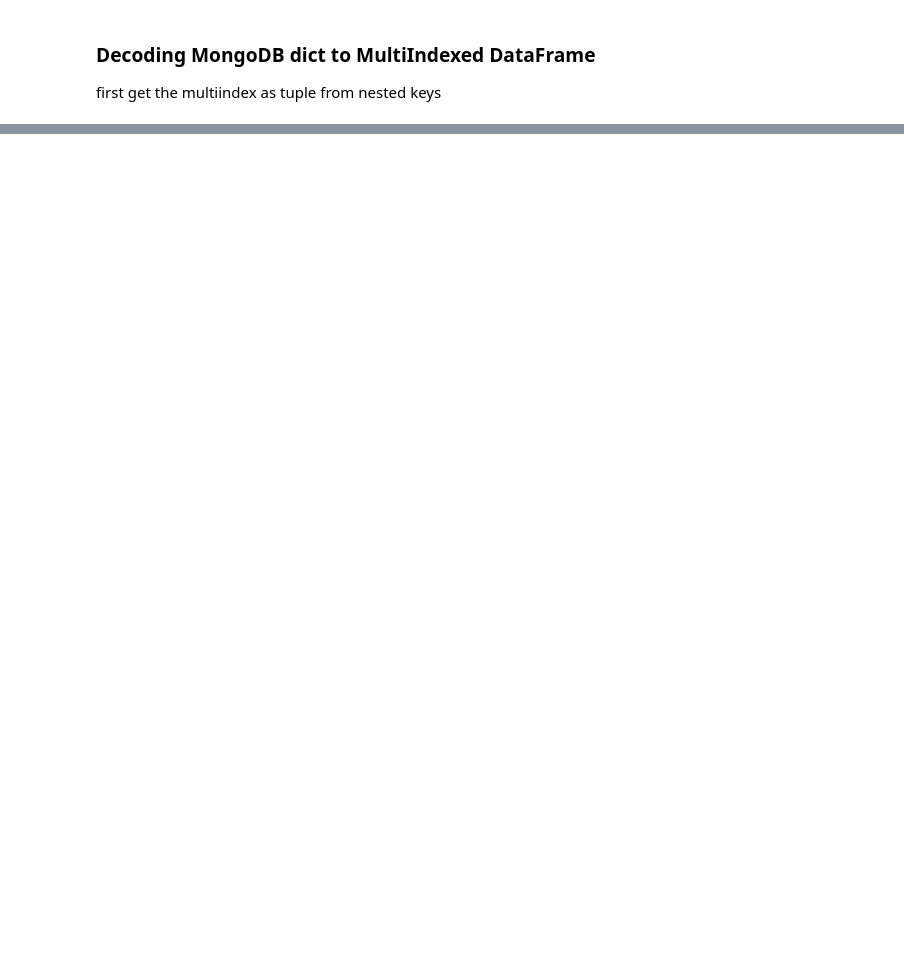
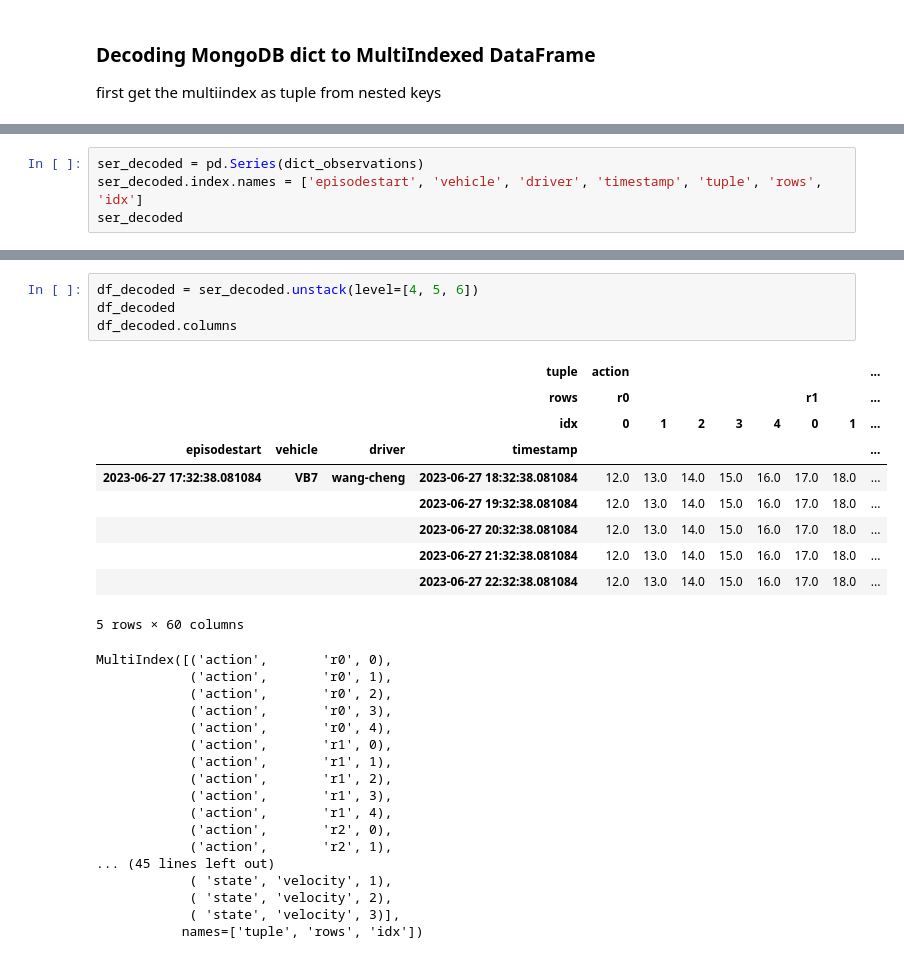
Before and after one commit to Binjian/eos, a Jupyter notebook: eos/utils/eos_dataframe_mongo_codecs.ipynb, the cells around one changed output, grey strips where cells are left out. Drawn from its saved outputs; the diff is of its cells as text; blank space fills up the shorter version.

```diff
--- a/eos/utils/eos_dataframe_mongo_codecs.ipynb
+++ b/eos/utils/eos_dataframe_mongo_codecs.ipynb
@@ -1259,0 +1244,4 @@ dict_observations
+# %%
+ser_decoded = pd.Series(dict_observations)
+ser_decoded.index.names = ['episodestart', 'vehicle', 'driver', 'timestamp', 'tuple', 'rows', 'idx']
+ser_decoded
@@ -1259,0 +1262,32 @@ dict_observations
+# %%
+df_decoded = ser_decoded.unstack(level=[4, 5, 6])
+df_decoded
+df_decoded.columns
+# %% [output]
+|  |  |  | tuple | action |  |  |  |  |  |  | ... |
+|  |  |  | rows | r0 |  |  |  |  | r1 |  | ... |
+|  |  |  | idx | 0 | 1 | 2 | 3 | 4 | 0 | 1 | ... |
+| episodestart | vehicle | driver | timestamp |  |  |  |  |  |  |  | ... |
+| 2023-06-27 17:32:38.081084 | VB7 | wang-cheng | 2023-06-27 18:32:38.081084 | 12.0 | 13.0 | 14.0 | 15.0 | 16.0 | 17.0 | 18.0 | ... |
+|  |  |  | 2023-06-27 19:32:38.081084 | 12.0 | 13.0 | 14.0 | 15.0 | 16.0 | 17.0 | 18.0 | ... |
+|  |  |  | 2023-06-27 20:32:38.081084 | 12.0 | 13.0 | 14.0 | 15.0 | 16.0 | 17.0 | 18.0 | ... |
+|  |  |  | 2023-06-27 21:32:38.081084 | 12.0 | 13.0 | 14.0 | 15.0 | 16.0 | 17.0 | 18.0 | ... |
+|  |  |  | 2023-06-27 22:32:38.081084 | 12.0 | 13.0 | 14.0 | 15.0 | 16.0 | 17.0 | 18.0 | ... |
+5 rows × 60 columns
+MultiIndex([('action',       'r0', 0),
+            ('action',       'r0', 1),
+            ('action',       'r0', 2),
+            ('action',       'r0', 3),
+            ('action',       'r0', 4),
+            ('action',       'r1', 0),
+            ('action',       'r1', 1),
+            ('action',       'r1', 2),
+            ('action',       'r1', 3),
+            ('action',       'r1', 4),
+            ('action',       'r2', 0),
+            ('action',       'r2', 1),
+... (45 lines left out)
+            ( 'state', 'velocity', 1),
+            ( 'state', 'velocity', 2),
+            ( 'state', 'velocity', 3)],
+           names=['tuple', 'rows', 'idx'])
```
Also changed, not shown: parts of 46 cells of this notebook, 1 other file.
